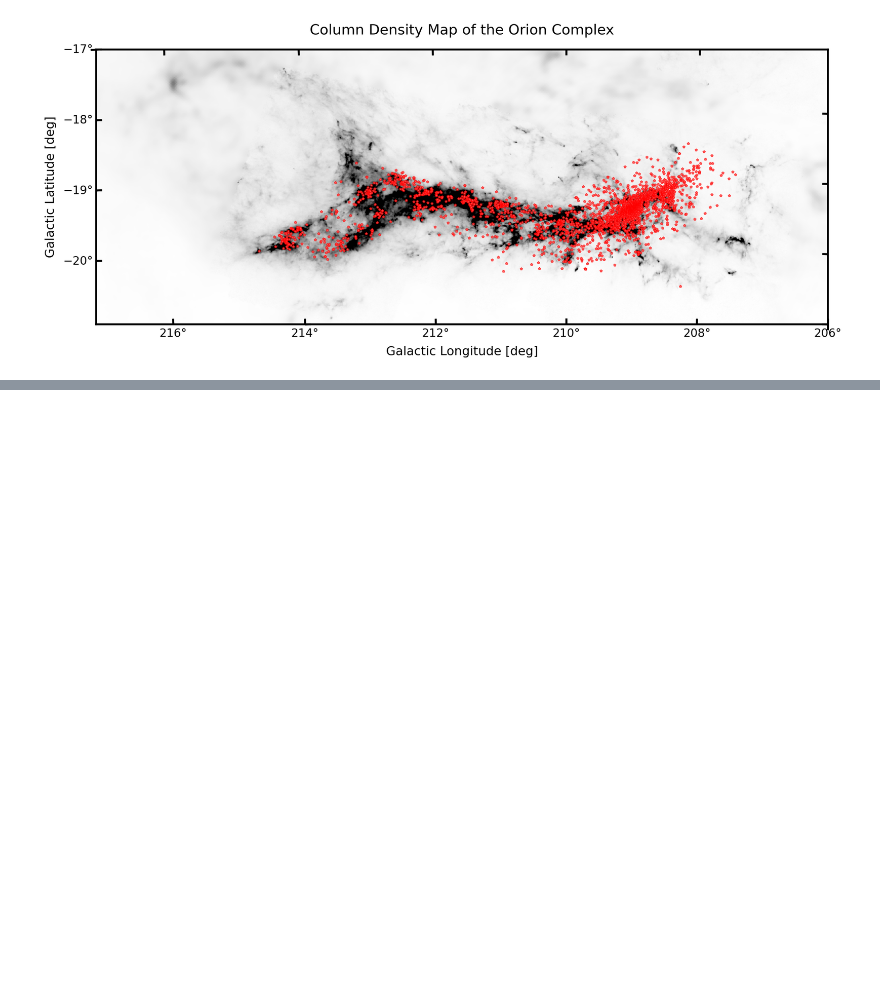
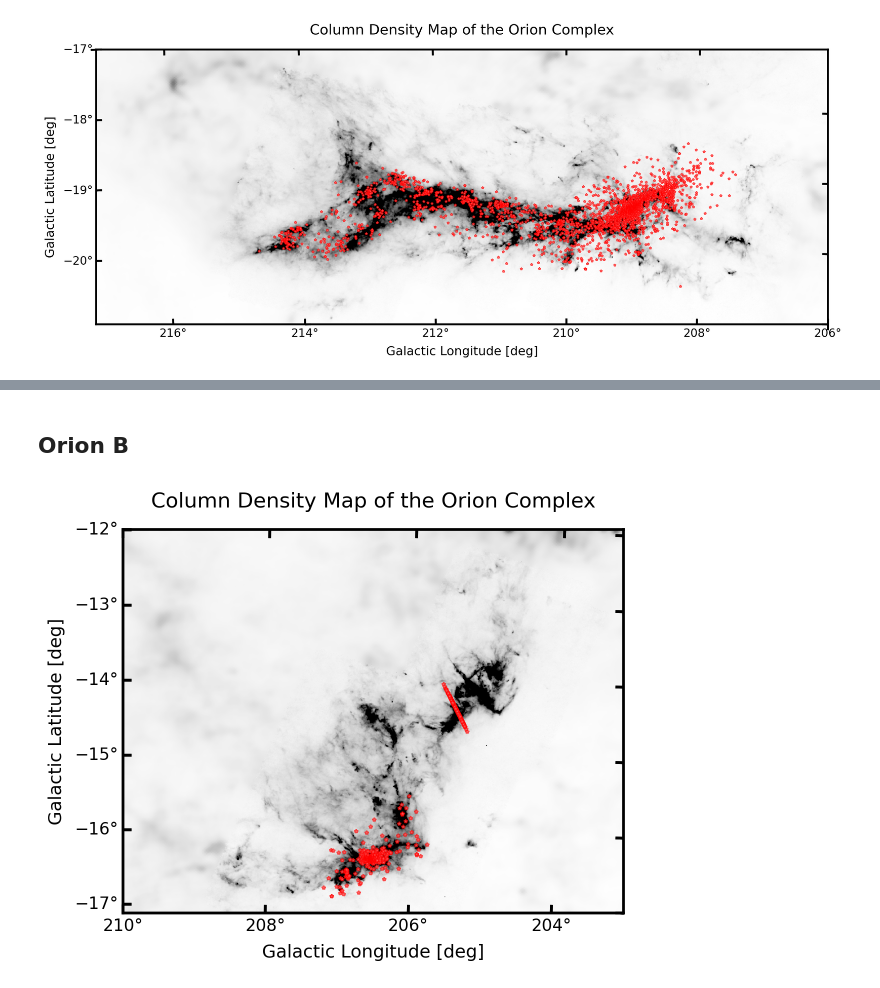
Before and after one commit to SimoneSped/fractal_OMC, a Jupyter notebook: Star_Formation.ipynb, the cells around one changed output, grey strips where cells are left out. Saved outputs shown, nothing was run; the diff lists cells and outputs as text; code cells hidden in the pictures; blank space fills up the shorter version.

```diff
--- a/Star_Formation.ipynb
+++ b/Star_Formation.ipynb
@@ -300,0 +301,51 @@ plt.show()
+# %% [markdown]
+## **Orion B**
+# %%
+from astropy.coordinates import SkyCoord
+from mpl_toolkits.axes_grid1 import make_axes_locatable
+from matplotlib.ticker import ScalarFormatter
+import astropy.units as u
+import matplotlib.patches as patches
+
+yso_coords = SkyCoord(
+    filtered_data_OB['l'].values,
+    filtered_data_OB['b'].values,
+    frame='galactic',
+    unit=u.deg
+)
+
+yso_pixel_coords = [wcs[0].world_to_pixel(coord) for coord in yso_coords]
+
+l_min_B, l_max_B = 203, 210
+b_min_B, b_max_B = -17, -12
+
+min_coord_B = SkyCoord(l_min_B, b_min_B, frame='galactic', unit=u.deg)
+max_coord_B = SkyCoord(l_max_B, b_max_B, frame='galactic', unit=u.deg)
+
+min_pixel_B = wcs[:][:][0].world_to_pixel(min_coord_B)
+max_pixel_B = wcs[:][:][0].world_to_pixel(max_coord_B)
+
+min_value = np.percentile(N_H2, 1)  # 2nd percentile
+max_value = np.percentile(N_H2, 99)  # 98th percentile
+
+plt.figure(figsize=(32, 30))
+ax = plt.subplot(111, projection=wcs[0])
+
+# Plot the map
+sp = ax.imshow(N_H2, vmin=min_value, vmax=max_value, interpolation=None, origin='lower', cmap='Greys')
+ax.set_title("Column Density Map of the Orion Complex", fontsize=15, pad=16)
+ax.set_xlabel("Galactic Longitude [deg]", fontsize=13)
+ax.set_ylabel("Galactic Latitude [deg]", fontsize=13)
+
+for i, pixel_coord in enumerate(yso_pixel_coords):
+    if i == 0:  # Add label only for the first YSO
+        ax.plot(pixel_coord[0], pixel_coord[1], '*', color='red', markersize=3, alpha=0.7, label='YSO')
+    else:
+        ax.plot(pixel_coord[0], pixel_coord[1], '*', color='red', markersize=3, alpha=0.7)  # No label for subsequent points
+
+# ax.set(xlim=[max_pixel_A[0], min_pixel_A[0]], ylim=[min_pixel_A[1], max_pixel_A[1]])
+ax.set(xlim=[max_pixel_B[0], min_pixel_B[0]], ylim=[min_pixel_B[1], max_pixel_B[1]])
+
+plt.show()
+# %% [output]
+[figure, added]
```
Also changed, not shown: parts of 2 cells of this notebook, 2 other files.
